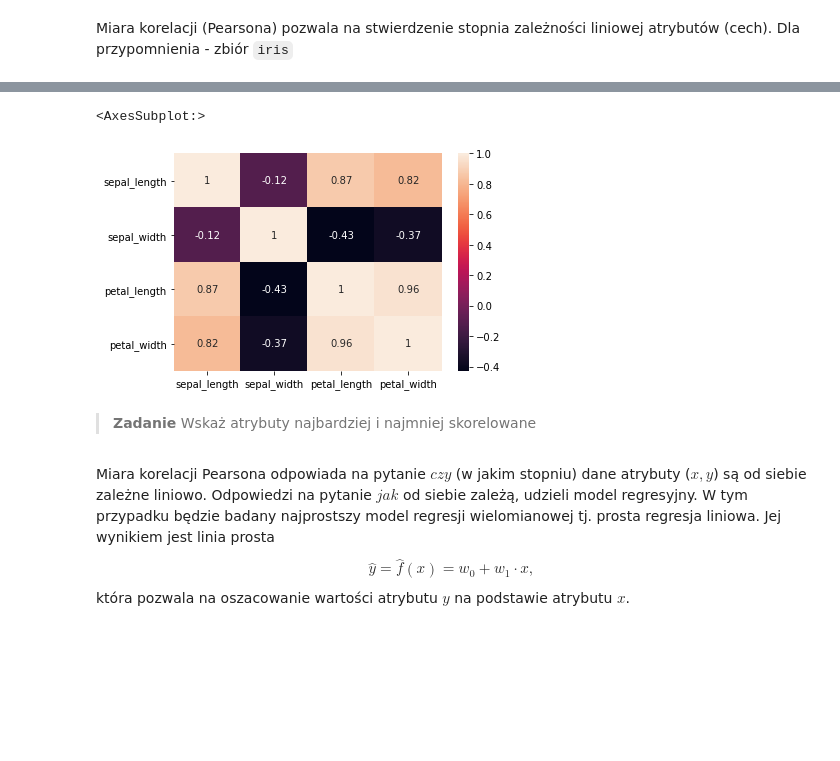
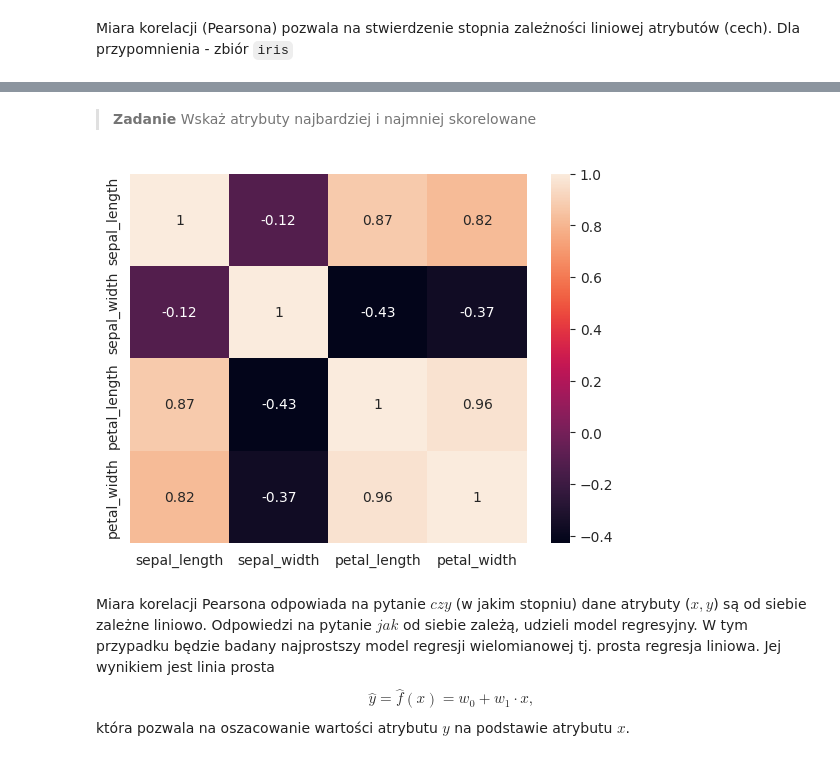
Before and after one commit to legeof008/saris-2024, a Jupyter notebook: ZMUM 1 - Regresja wielomianowa.ipynb, the cells around one changed output, grey strips where cells are left out. Cells and saved outputs as stored; diff of their text form; code cells hidden in the pictures; blank space fills up the shorter version.

```diff
--- a/ZMUM 1 - Regresja wielomianowa.ipynb
+++ b/ZMUM 1 - Regresja wielomianowa.ipynb
@@ -108,10 +107,10 @@ plt.show()
-# %%
-sns.heatmap(iris.corr(),annot = iris.corr())
-# %% [output]
-<AxesSubplot:>
-[figure, removed]
 # %% [markdown]
 > **Zadanie** Wskaż atrybuty najbardziej i najmniej skorelowane
+# %%
+sns.heatmap(iris.corr(numeric_only=True), annot=iris.corr(numeric_only=True))
+plt.show()
+# %% [output]
+[figure, added]
 # %% [markdown]
 Miara korelacji Pearsona odpowiada na pytanie *$czy$* (w jakim stopniu) dane atrybuty ($x,y$) są od siebie zależne liniowo. Odpowiedzi na pytanie *$jak$* od siebie zależą, udzieli model regresyjny. W tym przypadku będzie badany najprostszy model regresji wielomianowej tj. prosta regresja liniowa. Jej wynikiem jest linia prosta $$\hat y = \hat{f}(x) = w_0 + w_1 \cdot x,$$ która pozwala na oszacowanie wartości atrybutu $y$ na podstawie atrybutu $x$.
 # %% [markdown]
```
Also changed, not shown: parts of 34 cells of this notebook, 1 other file.
